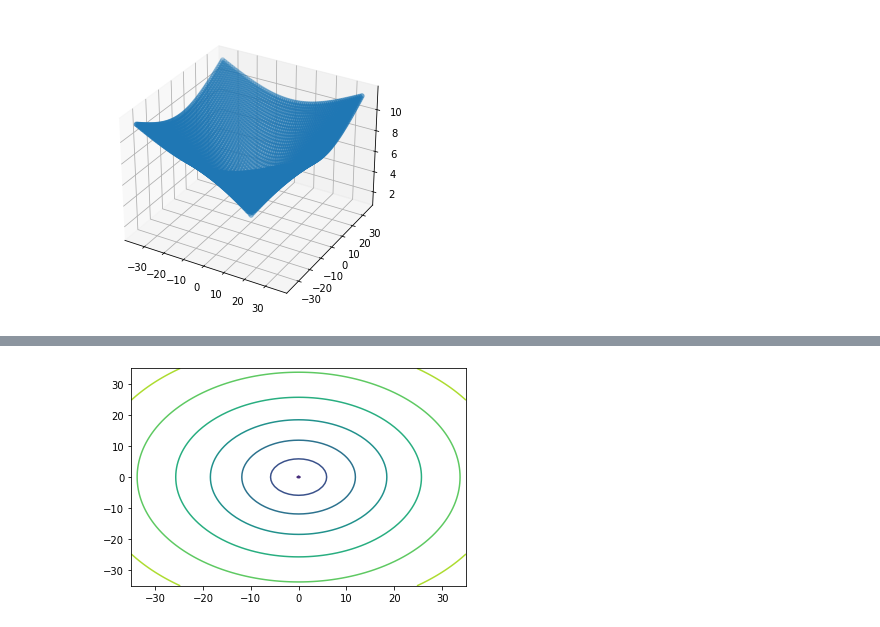
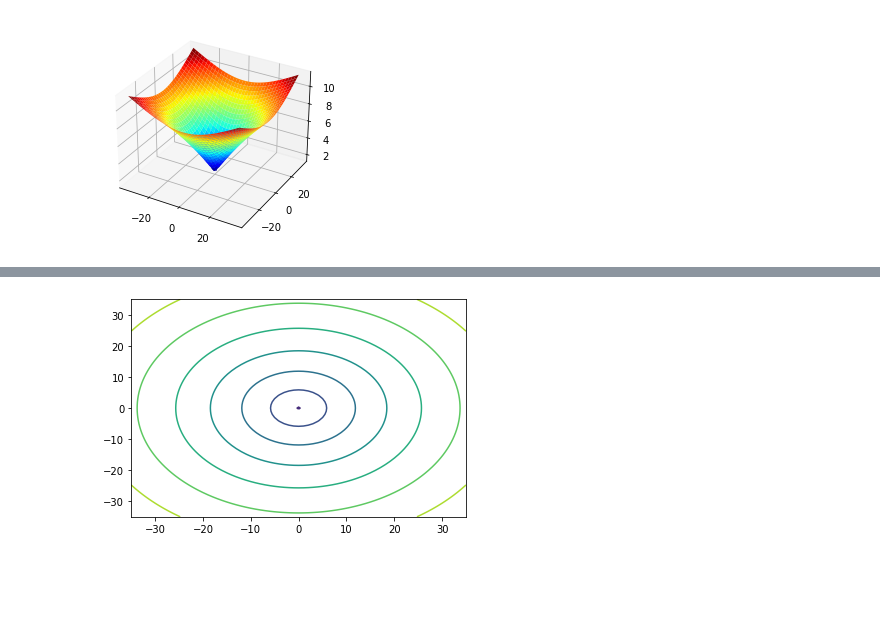
Before and after one commit to Trojanekkk/opimization-of-ackley-s-function, a Jupyter notebook: src/preview.ipynb, the cells around one changed output, grey strips where cells are left out. Saved outputs shown, nothing was run; the diff lists cells and outputs as text; code cells hidden in the pictures; blank space fills up the shorter version.

Commit message:
Add cmap to ackley's plot; Add step length, tolerance and reduction; Extend possible steps to search best value in whole neighbourhood

```diff
--- a/src/preview.ipynb
+++ b/src/preview.ipynb
@@ -1,37 +1,106 @@
 # %%
+# Import packages
 import numpy as np
 from matplotlib import pyplot as plt
 from mpl_toolkits.mplot3d import Axes3D
 
+# Calculate ackley
 def ackley(X, Y):
     Z = np.zeros((len(X), len(Y)))
 
     factor_1 = -0.02 * np.sqrt(0.5 * (X * X + Y * Y))
     factor_2 = 0.5 * (np.cos(2 * np.pi * X + np.cos(2 * np.pi * Y)))
 
     Z = -20 * np.exp(factor_1) - np.exp(factor_2) + np.exp(1) + 20
 
     return Z
 
+# Define plotting ackley
 def plot_ackley (X, Y, Z):
     fig = plt.figure()
-    ax = Axes3D(fig)
-    ax.scatter(X, Y, Z, label='Ackley Function')
+    ax = fig.gca(projection='3d')
+    ax.plot_surface(X, Y, Z, cmap='jet')
     plt.show()
 
+# Define plotting ackley contour
 def plot_ackley_contour (X, Y, Z):
     ax = plt.axes()
     ax.contour(X, Y, Z)
 
+# Calculate ackley scalar value
+def ackley_scalar (x, y):
+    factor_1 = -0.02 * np.sqrt(0.5 * (x * x + y * y))
+    factor_2 = 0.5 * (np.cos(2 * np.pi * x + np.cos(2 * np.pi * y)))
+
+    return -20 * np.exp(factor_1) - np.exp(factor_2) + np.exp(1) + 20
+
+# Find minimum using Hook-Jeeves algorithm
+def hooke_jeeves (SP, step_length, tolerance, step_factor):
+    B_x = [[1,0],[-1,0],[0,0]]
+    B_y = [[0,1],[0,-1],[0,0]]
+    best_coord = SP
+    best_value = ackley_scalar(SP[0], SP[1])
+    temp_coord = best_coord
+    temp_value = best_value
+    i = 0
+
+    while step_length >= tolerance:
+
+        # Chose best point from X axis
+        for possible_step in B_x:
+            test_value = ackley_scalar(best_coord[0] + possible_step[0] * step_length, best_coord[1] + possible_step[1] * step_length)
+            if test_value < best_value and test_value < temp_value:
+                temp_value = test_value
+                temp_coord = [best_coord[0] + possible_step[0] * step_length, best_coord[1] + possible_step[1] * step_length]
+
+        # Chose best point from Y axis
+        for possible_step in B_y:
+            test_value = ackley_scalar(temp_coord[0] + possible_step[0] * step_length, temp_coord[1] + possible_step[1] * step_length)
+            if test_value < best_value and test_value < temp_value:
+                temp_value = test_value
+                temp_coord = [temp_coord[0] + possible_step[0] * step_length, temp_coord[1] + possible_step[1] * step_length]
+
+        # Calculate vector
+        slope_vector = [temp_coord[0] - best_coord[0], temp_coord[1] - best_coord[1]]
+
+        # Move point along the vector until find worse value
+        while temp_value < best_value:
+            best_coord = temp_coord
+            best_value = temp_value
+            temp_coord = best_coord[0] + slope_vector[0], best_coord[1] + slope_vector[1]
+            temp_value = ackley_scalar(temp_coord[0], temp_coord[1])
+            i += 1
+
+        # Reduct step length
+        step_length *= step_factor
+
+    return {
+        'best_coord': best_coord,
+        'best_value': best_value,
+        'iterations': i,
+    }
+
+# Prepare range
 wek_x = np.arange(-35,36,1)
 wek_y = np.arange(-35,36,1)
 
 X, Y = np.meshgrid(wek_x, wek_y)
 
+# Calculate ackley and plot
 Z = ackley(X, Y)
 
 plot_ackley(X, Y, Z)
 
 plot_ackley_contour(X, Y, Z)
+
+# Init variables for searching minimum (Hook-Jeeves alghoritm)
+SP = (35,-32)           # Starting position
+SL = 6.5                # Initial step length
+E = 0.1                 # Tolerance, minimum step length
+SF = 0.5                # Step factor, step length reduction
+
+# Run Hook-Jeeves algorithm
+result = hooke_jeeves(SP, SL, E, SF)
+print(f"Found minimum at {result['best_coord']} with value: {result['best_value']}, it took {result['iterations']} iterations.")
 # %% [output]
-[figure, old version]
+[figure, new version]
```
Also changed, not shown: parts of 1 cell of this notebook, 1 other file.
